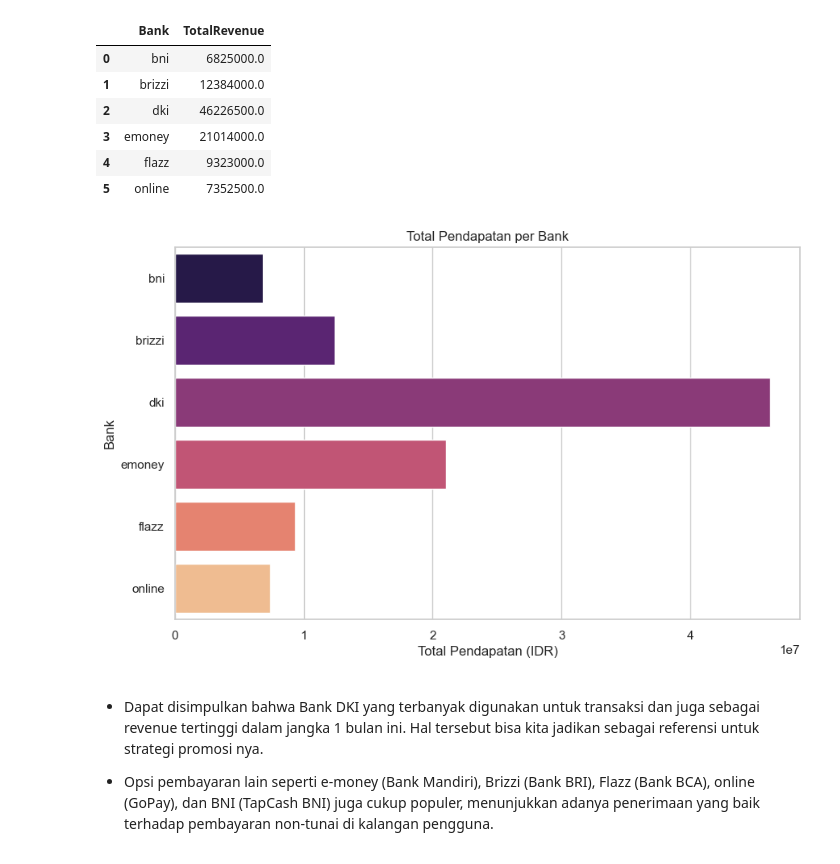
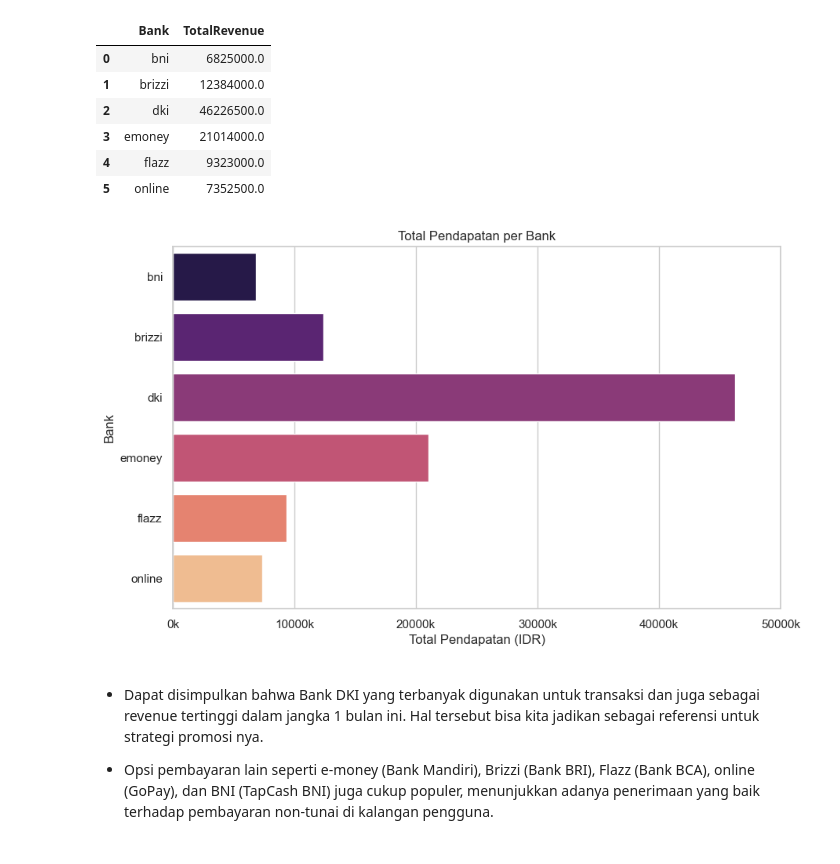
Before and after one commit to Hunafarizal/Capstone_Purwadhika_2, a Jupyter notebook: Capstone2.ipynb, the cells around one changed output. Cells and saved outputs as stored; diff of their text form; code cells hidden in the pictures.

```diff
--- a/Capstone2.ipynb
+++ b/Capstone2.ipynb
@@ -869,14 +869,21 @@ revenue_per_card
 | 5 | online | 7352500.0 |
 # %%
 # Membuat visualisasi total pendapatan per bank
+import matplotlib.ticker as ticker
+
 plt.figure(figsize=(10, 6))
 sns.barplot(x='TotalRevenue', y='Bank', data=revenue_per_card, palette='magma')
 plt.title('Total Pendapatan per Bank')
 plt.xlabel('Total Pendapatan (IDR)')
 plt.ylabel('Bank')
+
+# Mengatur batas sumbu x dan formatter untuk sumbu x
+plt.xlim(0, 50000000)
+plt.gca().xaxis.set_major_formatter(ticker.FuncFormatter(lambda x, _: '{:.0f}k'.format(x / 1000)))
+
 plt.show()
 # %% [output]
-[figure, old version]
+[figure, new version]
 # %% [markdown]
 * Dapat disimpulkan bahwa Bank DKI yang terbanyak digunakan untuk transaksi dan juga sebagai revenue tertinggi dalam jangka 1 bulan ini. Hal tersebut bisa kita jadikan sebagai referensi untuk strategi promosi nya.
 
```
